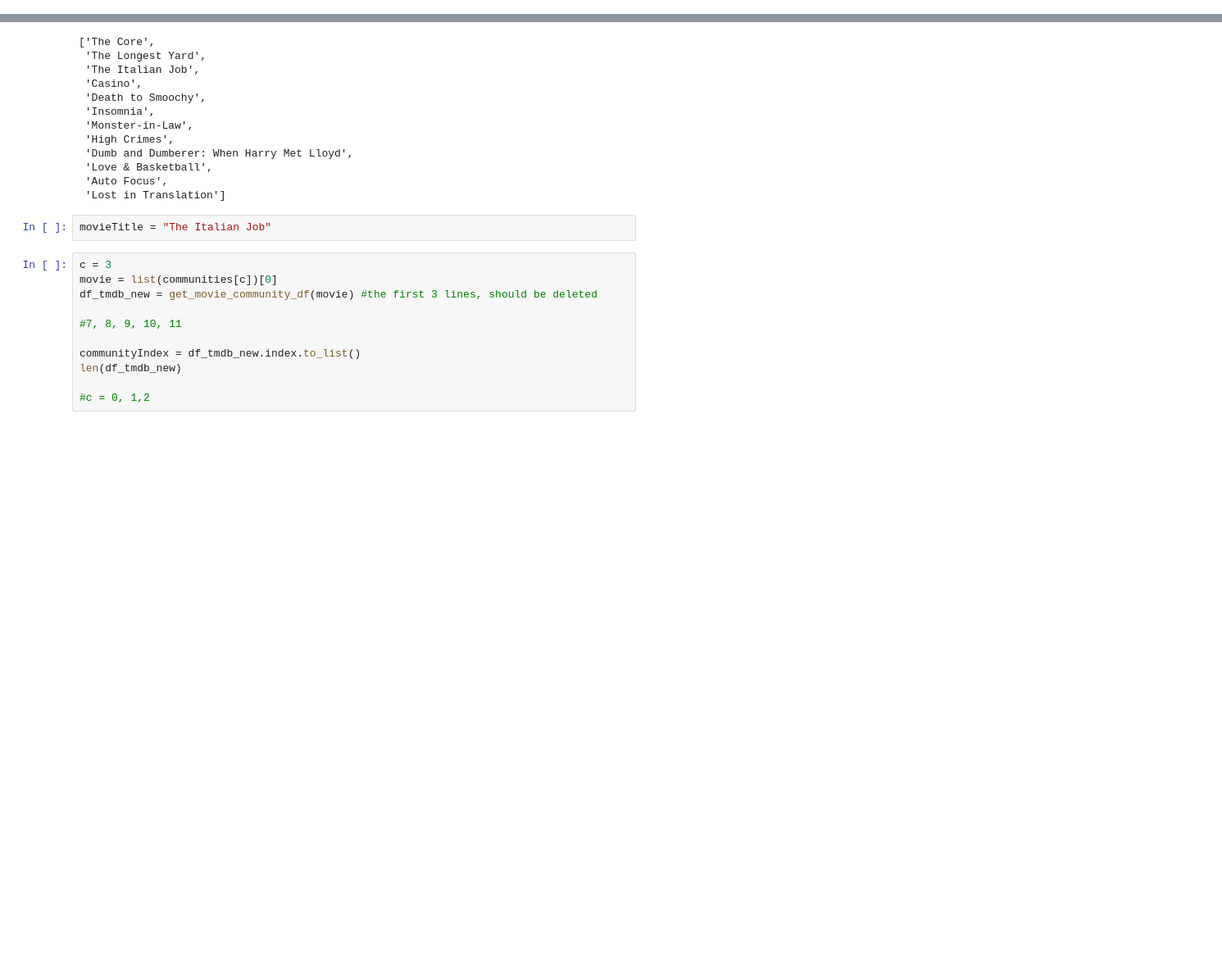
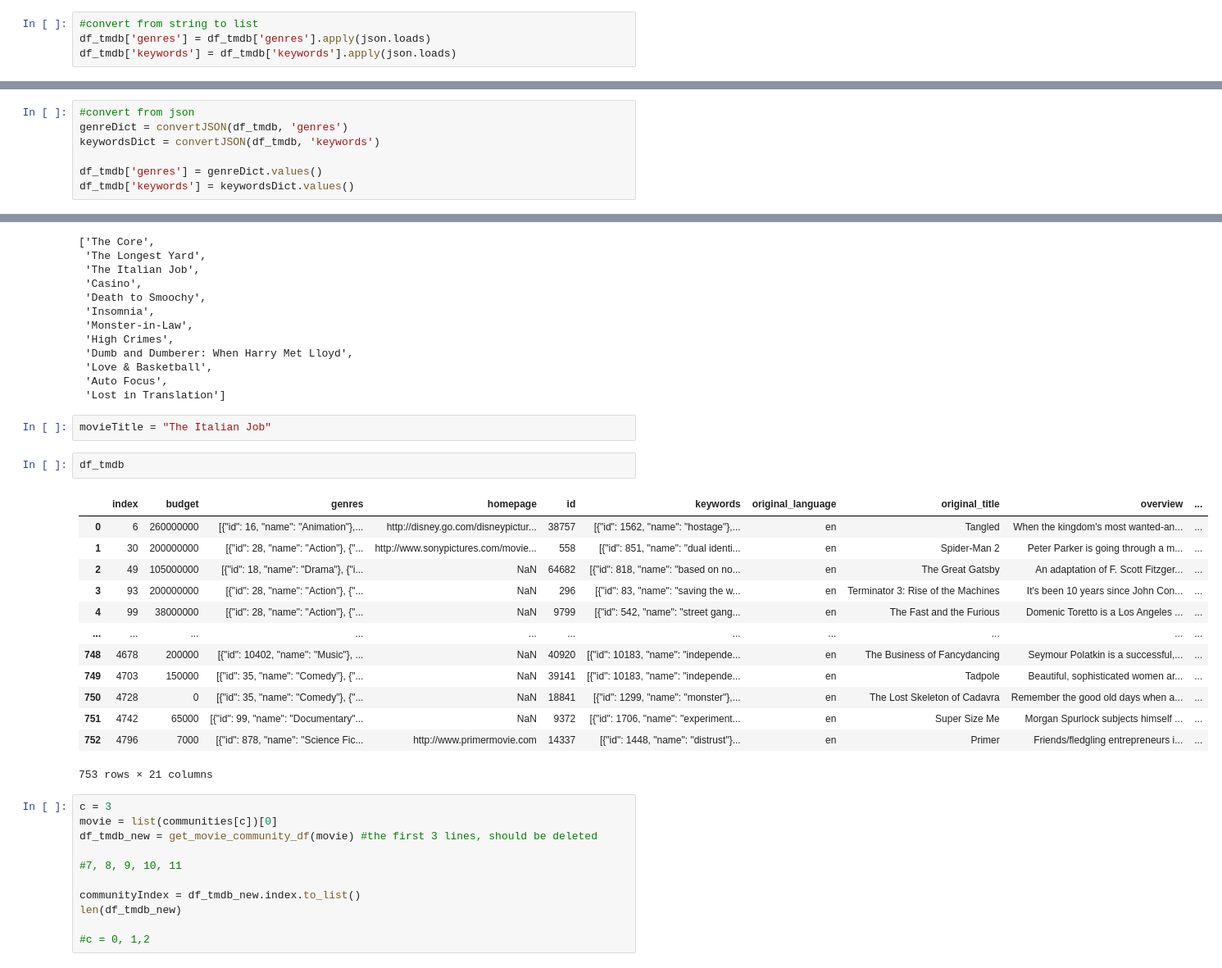
Before and after one commit to jennifer-dtu-2023/02807_project, a Jupyter notebook: merge_network_text.ipynb, the cells around one changed output, grey strips where cells are left out. Shown at 82% size. Cells and saved outputs as stored; diff of their text form; blank space fills up the shorter version.

```diff
--- a/merge_network_text.ipynb
+++ b/merge_network_text.ipynb
@@ -132,0 +133,4 @@ df_credits = credits[credits.movie_id.isin(df_tmdb.id)]
+# %%
+#convert from string to list
+df_tmdb['genres'] = df_tmdb['genres'].apply(json.loads)
+df_tmdb['keywords'] = df_tmdb['keywords'].apply(json.loads)
@@ -132,0 +147,7 @@ df_credits = credits[credits.movie_id.isin(df_tmdb.id)]
+# %%
+#convert from json
+genreDict = convertJSON(df_tmdb, 'genres')
+keywordsDict = convertJSON(df_tmdb, 'keywords')
+
+df_tmdb['genres'] = genreDict.values()
+df_tmdb['keywords'] = keywordsDict.values()
@@ -1182,6 +1213,22 @@ keywordsTopic_index
  'Lost in Translation']
 # %%
 movieTitle = "The Italian Job"
+# %%
+df_tmdb
+# %% [output]
+|  | index | budget | genres | homepage | id | keywords | original_language | original_title | overview | ... |
+| 0 | 6 | 260000000 | [{"id": 16, "name": "Animation"},... | http://disney.go.com/disneypictur... | 38757 | [{"id": 1562, "name": "hostage"},... | en | Tangled | When the kingdom's most wanted-an... | ... |
+| 1 | 30 | 200000000 | [{"id": 28, "name": "Action"}, {"... | http://www.sonypictures.com/movie... | 558 | [{"id": 851, "name": "dual identi... | en | Spider-Man 2 | Peter Parker is going through a m... | ... |
+| 2 | 49 | 105000000 | [{"id": 18, "name": "Drama"}, {"i... | NaN | 64682 | [{"id": 818, "name": "based on no... | en | The Great Gatsby | An adaptation of F. Scott Fitzger... | ... |
+| 3 | 93 | 200000000 | [{"id": 28, "name": "Action"}, {"... | NaN | 296 | [{"id": 83, "name": "saving the w... | en | Terminator 3: Rise of the Machines | It's been 10 years since John Con... | ... |
+| 4 | 99 | 38000000 | [{"id": 28, "name": "Action"}, {"... | NaN | 9799 | [{"id": 542, "name": "street gang... | en | The Fast and the Furious | Domenic Toretto is a Los Angeles ... | ... |
+| ... | ... | ... | ... | ... | ... | ... | ... | ... | ... | ... |
+| 748 | 4678 | 200000 | [{"id": 10402, "name": "Music"}, ... | NaN | 40920 | [{"id": 10183, "name": "independe... | en | The Business of Fancydancing | Seymour Polatkin is a successful,... | ... |
+| 749 | 4703 | 150000 | [{"id": 35, "name": "Comedy"}, {"... | NaN | 39141 | [{"id": 10183, "name": "independe... | en | Tadpole | Beautiful, sophisticated women ar... | ... |
+| 750 | 4728 | 0 | [{"id": 35, "name": "Comedy"}, {"... | NaN | 18841 | [{"id": 1299, "name": "monster"},... | en | The Lost Skeleton of Cadavra | Remember the good old days when a... | ... |
+| 751 | 4742 | 65000 | [{"id": 99, "name": "Documentary"... | NaN | 9372 | [{"id": 1706, "name": "experiment... | en | Super Size Me | Morgan Spurlock subjects himself ... | ... |
+| 752 | 4796 | 7000 | [{"id": 878, "name": "Science Fic... | http://www.primermovie.com | 14337 | [{"id": 1448, "name": "distrust"}... | en | Primer | Friends/fledgling entrepreneurs i... | ... |
+753 rows × 21 columns
 # %%
 c = 3
 movie = list(communities[c])[0]
```
Also changed, not shown: parts of 26 cells of this notebook.
